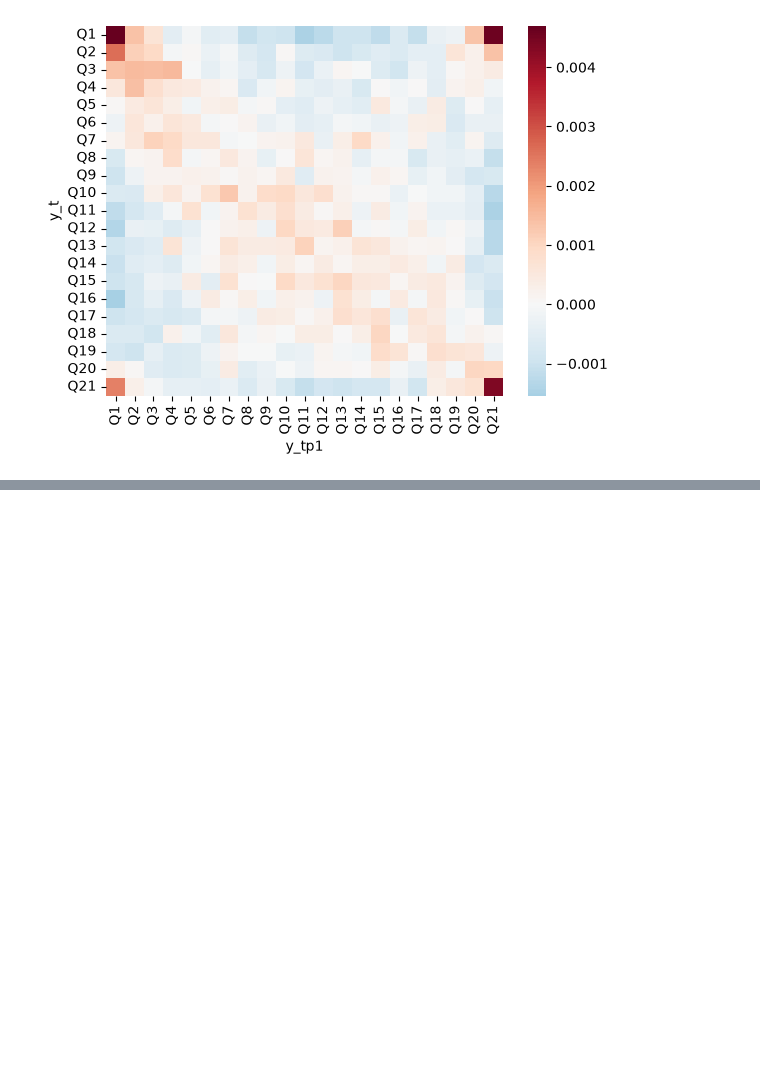
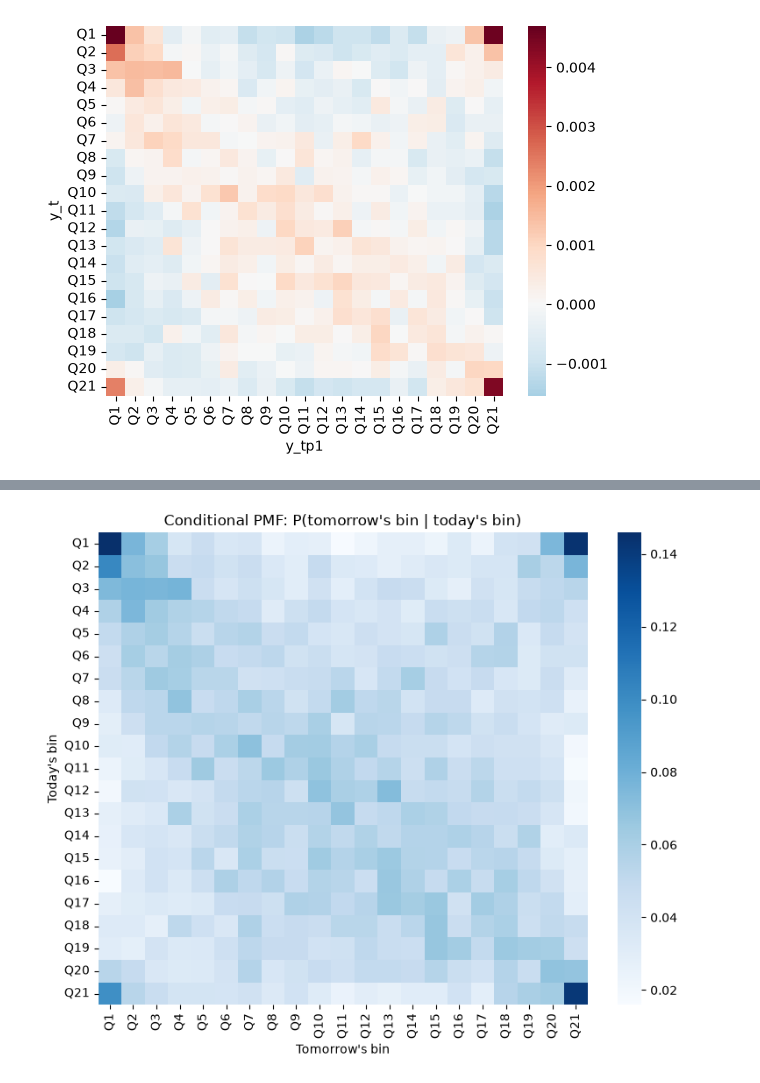
Before and after one commit to cejones8/UU_Labs, a Jupyter notebook: Lab 8/Thursday_lab/lab08_inclass.ipynb, the cells around one changed output, grey strips where cells are left out. Saved outputs shown, nothing was run; the diff lists cells and outputs as text; code cells hidden in the pictures; blank space fills up the shorter version.

```diff
--- a/Lab 8/Thursday_lab/lab08_inclass.ipynb
+++ b/Lab 8/Thursday_lab/lab08_inclass.ipynb
@@ -338,4 +346,14 @@ Do you see any obvious patterns?
 </div>
 # %%
 # compute and plot the conditional
+quantile_cond = pd.crosstab(df['y_t'], df['y_tp1'], normalize='index')
+
+fig, ax = plt.subplots(figsize=(9, 7))
+sns.heatmap(quantile_cond, cmap='Blues', ax=ax)
+ax.set_title("Conditional PMF: P(tomorrow's bin | today's bin)")
+ax.set_xlabel("Tomorrow's bin")
+ax.set_ylabel("Today's bin")
+plt.show()
+# %% [output]
+[figure, added]
 # %%
```
Also changed, not shown: parts of 12 cells of this notebook.
